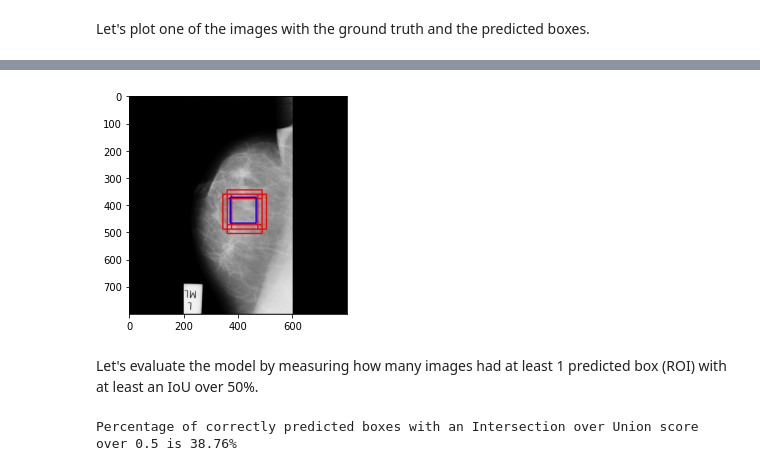
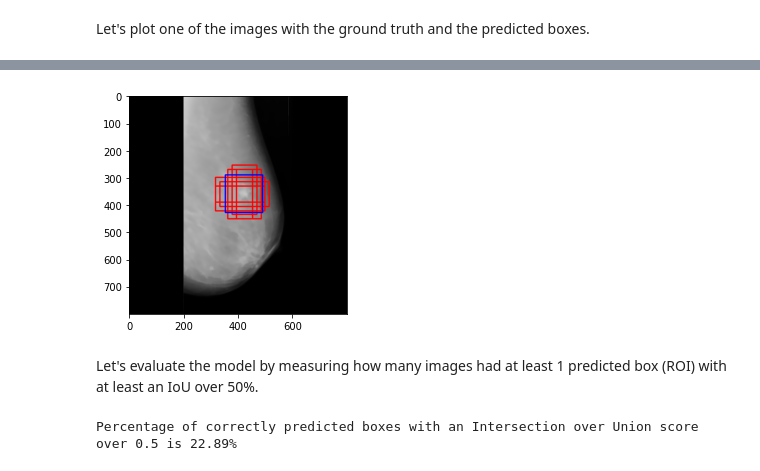
Before and after one commit to cfont03/Anomaly-breast-cancer-detection, a Jupyter notebook: train/1. Faster_R_CNN.ipynb, the cells around one changed output, grey strips where cells are left out. Saved outputs shown, nothing was run; the diff lists cells and outputs as text; code cells hidden in the pictures.

```diff
--- a/train/1. Faster_R_CNN.ipynb
+++ b/train/1. Faster_R_CNN.ipynb
@@ -1620,26 +1599,27 @@ Name: 75, dtype: object
 # %%
 # visualizing foreground proposals
-img_path = Path(train_re.iloc[496,1])
+i = 196
+img_path = Path(train_re.iloc[i,1])
 img_ = cv2.imread(str(img_path))
 
-rois = train_re.iloc[496, -1]
-bbox_list = train_re.iloc[496, 17]
+rois = train_re.iloc[i, -1]
+bbox_list = train_re.iloc[i, 17]
 
 for i in range(len(rois)):
     # visualizing foreground proposals
     x_min = int(rois[i][0])
     y_min = int(rois[i][1])
     x_max = int(rois[i][2])
     y_max = int(rois[i][3])
     cv2.rectangle(img_, (x_min, y_min), (x_max, y_max), color=(255, 0, 0), thickness=3)
 
 # plot ground truth
 cv2.rectangle(img_, (int(bbox_list[0]), int(bbox_list[1])), (int(bbox_list[2]), int(bbox_list[3])), color=(0, 0, 255), thickness=3)
 
 plt.imshow(img_)
 plt.show()
 # %% [output]
-[figure, old version]
+[figure, new version]
 # %% [markdown]
 Let's evaluate the model by measuring how many images had at least 1 predicted box (ROI) with at least an IoU over 50%.
 # %%
@@ -1662,4 +1642,4 @@ metric = n_boxes_iou_50_predicted/boxes_to_predict
 
 print('Percentage of correctly predicted boxes with an Intersection over Union score over 0.5 is', f'{metric:.2%}')
 # %% [output]
-Percentage of correctly predicted boxes with an Intersection over Union score over 0.5 is 38.76%
+Percentage of correctly predicted boxes with an Intersection over Union score over 0.5 is 22.89%
```
Also changed, not shown: parts of 18 cells of this notebook.
